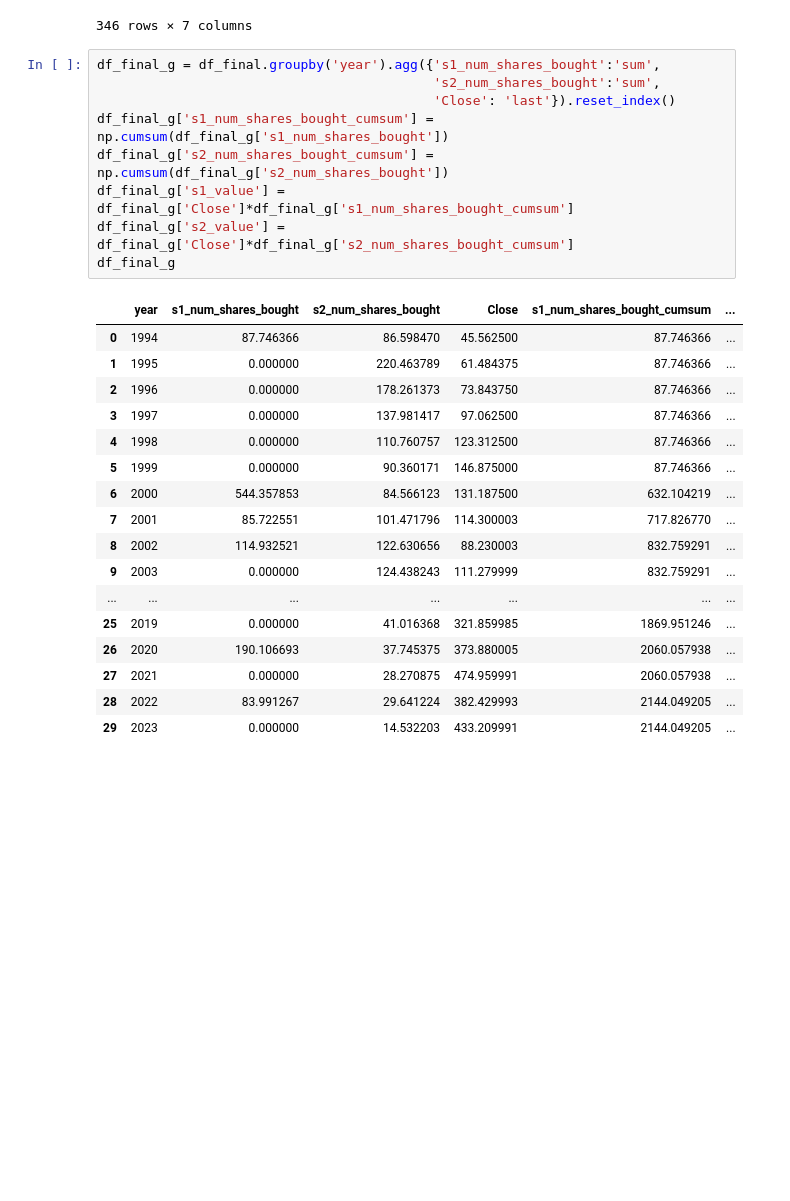
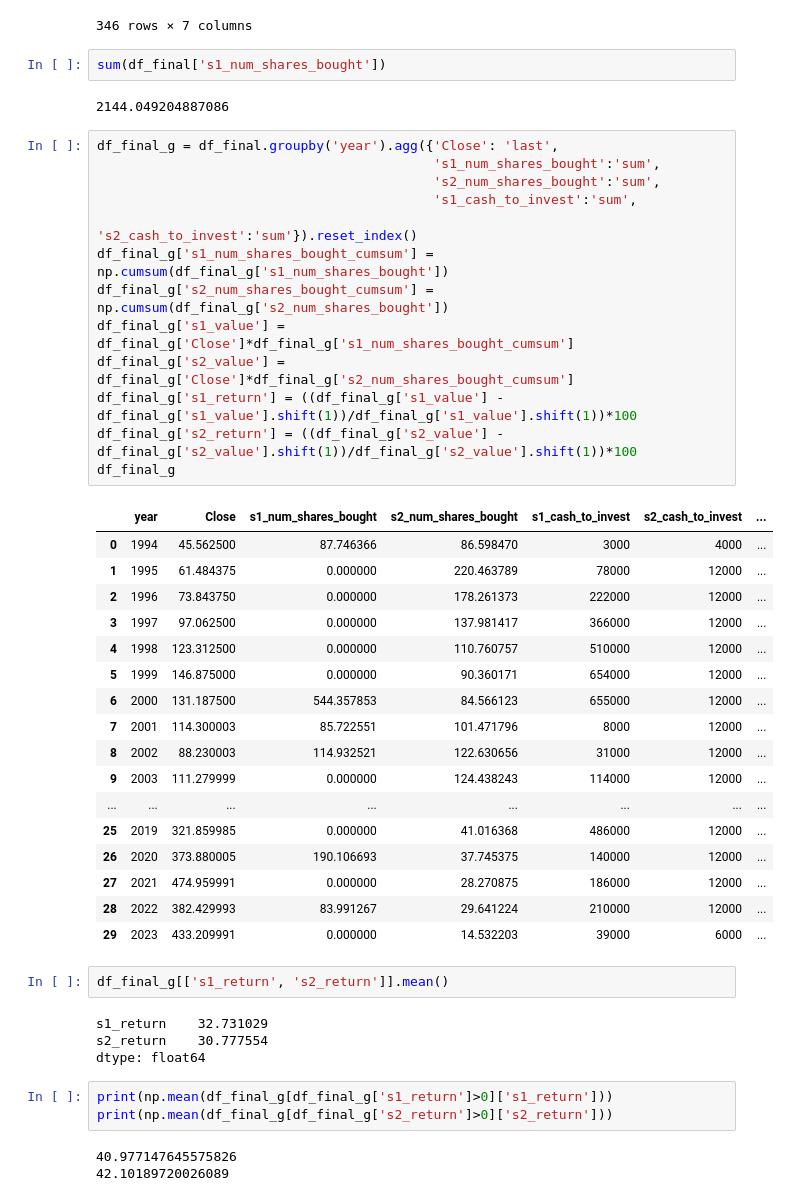
Before and after one commit to Hartaig/mean-reversion-investing, a Jupyter notebook: research/run_sim.ipynb, the cells around one changed output. Drawn from its saved outputs; the diff is of its cells as text; blank space fills up the shorter version.

Commit message:
portfolio returns and metrics

```diff
--- a/research/run_sim.ipynb
+++ b/research/run_sim.ipynb
@@ -126,30 +142,50 @@ df_final
 | 344 | 2023-05-01 | 417.850006 | 0.000000 | 8000 | 2.393203 | 1000 | ... |
 | 345 | 2023-06-01 | 433.209991 | 0.000000 | 9000 | 2.308349 | 1000 | ... |
 346 rows × 7 columns
+# %%
+sum(df_final['s1_num_shares_bought'])
+# %% [output]
+2144.049204887086
 # %%
-df_final_g = df_final.groupby('year').agg({'s1_num_shares_bought':'sum',
+df_final_g = df_final.groupby('year').agg({'Close': 'last',
+                                           's1_num_shares_bought':'sum',
                                            's2_num_shares_bought':'sum',
-                                           'Close': 'last'}).reset_index()
+                                           's1_cash_to_invest':'sum',
+                                           's2_cash_to_invest':'sum'}).reset_index()
 df_final_g['s1_num_shares_bought_cumsum'] = np.cumsum(df_final_g['s1_num_shares_bought'])
 df_final_g['s2_num_shares_bought_cumsum'] = np.cumsum(df_final_g['s2_num_shares_bought'])
 df_final_g['s1_value'] = df_final_g['Close']*df_final_g['s1_num_shares_bought_cumsum']
 df_final_g['s2_value'] = df_final_g['Close']*df_final_g['s2_num_shares_bought_cumsum']
+df_final_g['s1_return'] = ((df_final_g['s1_value'] - df_final_g['s1_value'].shift(1))/df_final_g['s1_value'].shift(1))*100
+df_final_g['s2_return'] = ((df_final_g['s2_value'] - df_final_g['s2_value'].shift(1))/df_final_g['s2_value'].shift(1))*100
 df_final_g
 # %% [output]
-|  | year | s1_num_shares_bought | s2_num_shares_bought | Close | s1_num_shares_bought_cumsum | ... |
-| 0 | 1994 | 87.746366 | 86.598470 | 45.562500 | 87.746366 | ... |
-| 1 | 1995 | 0.000000 | 220.463789 | 61.484375 | 87.746366 | ... |
-| 2 | 1996 | 0.000000 | 178.261373 | 73.843750 | 87.746366 | ... |
-| 3 | 1997 | 0.000000 | 137.981417 | 97.062500 | 87.746366 | ... |
-| 4 | 1998 | 0.000000 | 110.760757 | 123.312500 | 87.746366 | ... |
-| 5 | 1999 | 0.000000 | 90.360171 | 146.875000 | 87.746366 | ... |
-| 6 | 2000 | 544.357853 | 84.566123 | 131.187500 | 632.104219 | ... |
-| 7 | 2001 | 85.722551 | 101.471796 | 114.300003 | 717.826770 | ... |
-| 8 | 2002 | 114.932521 | 122.630656 | 88.230003 | 832.759291 | ... |
-| 9 | 2003 | 0.000000 | 124.438243 | 111.279999 | 832.759291 | ... |
-| ... | ... | ... | ... | ... | ... | ... |
-| 25 | 2019 | 0.000000 | 41.016368 | 321.859985 | 1869.951246 | ... |
-| 26 | 2020 | 190.106693 | 37.745375 | 373.880005 | 2060.057938 | ... |
-| 27 | 2021 | 0.000000 | 28.270875 | 474.959991 | 2060.057938 | ... |
-| 28 | 2022 | 83.991267 | 29.641224 | 382.429993 | 2144.049205 | ... |
-| 29 | 2023 | 0.000000 | 14.532203 | 433.209991 | 2144.049205 | ... |
+|  | year | Close | s1_num_shares_bought | s2_num_shares_bought | s1_cash_to_invest | s2_cash_to_invest | ... |
+| 0 | 1994 | 45.562500 | 87.746366 | 86.598470 | 3000 | 4000 | ... |
+| 1 | 1995 | 61.484375 | 0.000000 | 220.463789 | 78000 | 12000 | ... |
+| 2 | 1996 | 73.843750 | 0.000000 | 178.261373 | 222000 | 12000 | ... |
+| 3 | 1997 | 97.062500 | 0.000000 | 137.981417 | 366000 | 12000 | ... |
+| 4 | 1998 | 123.312500 | 0.000000 | 110.760757 | 510000 | 12000 | ... |
+| 5 | 1999 | 146.875000 | 0.000000 | 90.360171 | 654000 | 12000 | ... |
+| 6 | 2000 | 131.187500 | 544.357853 | 84.566123 | 655000 | 12000 | ... |
+| 7 | 2001 | 114.300003 | 85.722551 | 101.471796 | 8000 | 12000 | ... |
+| 8 | 2002 | 88.230003 | 114.932521 | 122.630656 | 31000 | 12000 | ... |
+| 9 | 2003 | 111.279999 | 0.000000 | 124.438243 | 114000 | 12000 | ... |
+| ... | ... | ... | ... | ... | ... | ... | ... |
+| 25 | 2019 | 321.859985 | 0.000000 | 41.016368 | 486000 | 12000 | ... |
+| 26 | 2020 | 373.880005 | 190.106693 | 37.745375 | 140000 | 12000 | ... |
+| 27 | 2021 | 474.959991 | 0.000000 | 28.270875 | 186000 | 12000 | ... |
+| 28 | 2022 | 382.429993 | 83.991267 | 29.641224 | 210000 | 12000 | ... |
+| 29 | 2023 | 433.209991 | 0.000000 | 14.532203 | 39000 | 6000 | ... |
+# %%
+df_final_g[['s1_return', 's2_return']].mean()
+# %% [output]
+s1_return    32.731029
+s2_return    30.777554
+dtype: float64
+# %%
+print(np.mean(df_final_g[df_final_g['s1_return']>0]['s1_return']))
+print(np.mean(df_final_g[df_final_g['s2_return']>0]['s2_return']))
+# %% [output]
+40.977147645575826
+42.10189720026089
```
Also changed, not shown: parts of 2 cells of this notebook.
